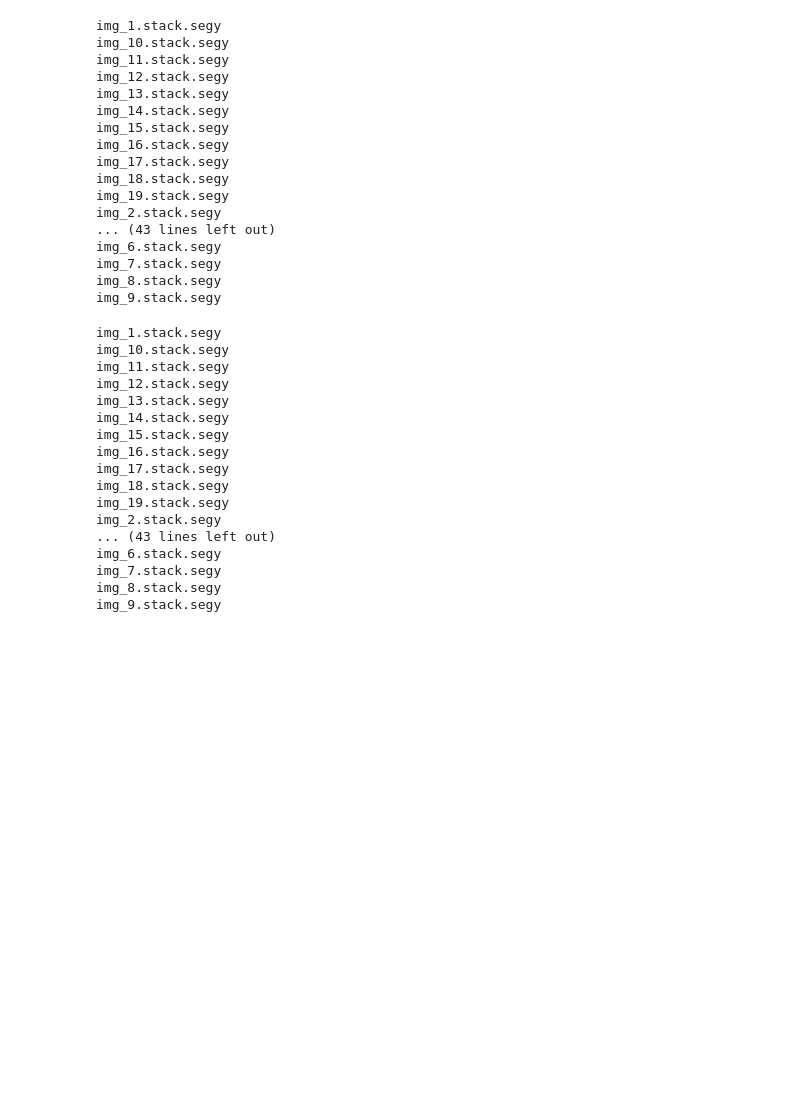
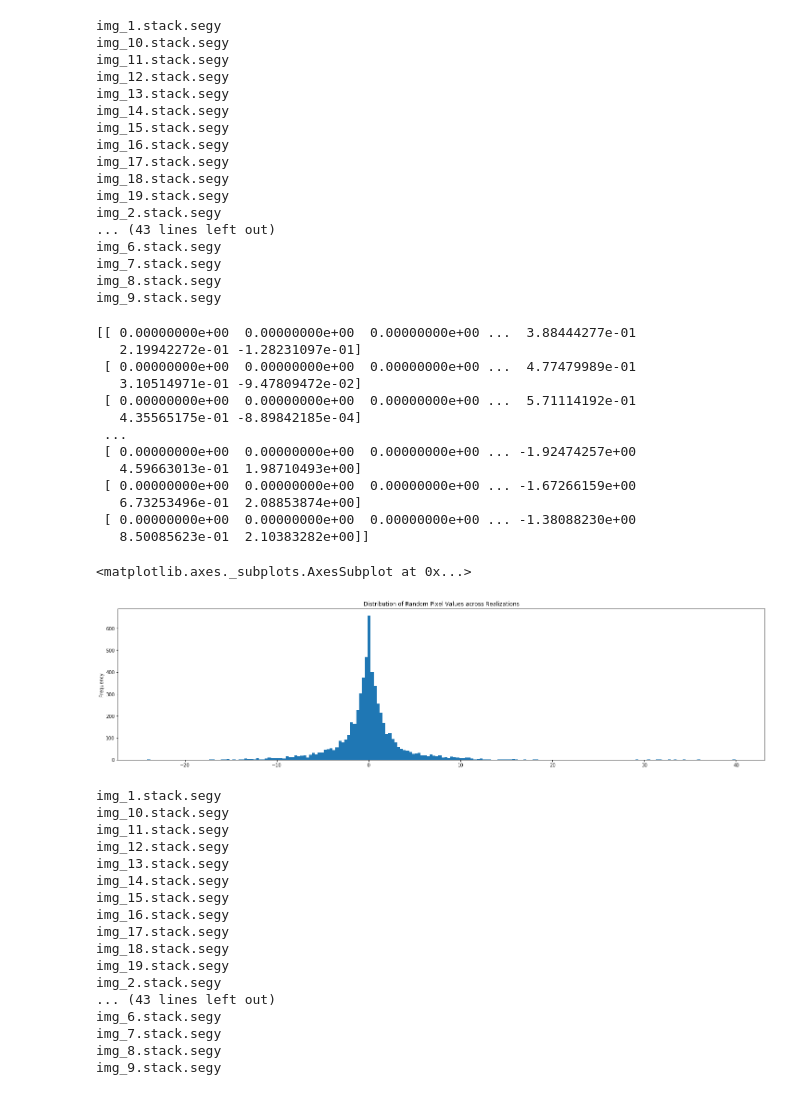
Before and after one commit to agrippa/geo-owl-ogy, a Jupyter notebook: Jonathan's Workspace/BP SMC Standard Deviation Map.ipynb, the cells around one changed output. Saved outputs shown, nothing was run; the diff lists cells and outputs as text; code cells hidden in the pictures; blank space fills up the shorter version.

Commit message:
plot random pixel vals

```diff
--- a/Jonathan's Workspace/BP SMC Standard Deviation Map.ipynb
+++ b/Jonathan's Workspace/BP SMC Standard Deviation Map.ipynb
@@ -83,6 +84,8 @@ means = np.zeros((1058, 400))
 totals = np.zeros((1058, 400))
 PATH = "Desktop/BP HPC/small_dataset/small_dataset"
 # %%
+import random
+random_std = []
 for file in os.listdir(PATH):
     if file.endswith(".stack.segy"):
         print(file)
@@ -93,6 +96,10 @@ for file in os.listdir(PATH):
                 data = segy_reader.trace_samples(trace_index)
                 for i in range(len(data)):
                     means[trace_index, i] += data[i]/REALIZATIONS #Collecting means, storing in array
+                    temp = random.randint(0, 423200)
+                    if temp <= 100:
+                        x = float(data[i])
+                        random_std.append(x)
 # %% [output]
 img_1.stack.segy
 img_10.stack.segy
@@ -111,6 +118,25 @@ img_6.stack.segy
 img_7.stack.segy
 img_8.stack.segy
 img_9.stack.segy
+# %%
+df = pd.Series(random_std)
+df.plot(kind='hist', figsize = (25, 6), bins=200, title = "Distribution of Random Pixel Values across Realizations")
+# %% [output]
+[[ 0.00000000e+00  0.00000000e+00  0.00000000e+00 ...  3.88444277e-01
+   2.19942272e-01 -1.28231097e-01]
+ [ 0.00000000e+00  0.00000000e+00  0.00000000e+00 ...  4.77479989e-01
+   3.10514971e-01 -9.47809472e-02]
+ [ 0.00000000e+00  0.00000000e+00  0.00000000e+00 ...  5.71114192e-01
+   4.35565175e-01 -8.89842185e-04]
+ ...
+ [ 0.00000000e+00  0.00000000e+00  0.00000000e+00 ... -1.92474257e+00
+   4.59663013e-01  1.98710493e+00]
+ [ 0.00000000e+00  0.00000000e+00  0.00000000e+00 ... -1.67266159e+00
+   6.73253496e-01  2.08853874e+00]
+ [ 0.00000000e+00  0.00000000e+00  0.00000000e+00 ... -1.38088230e+00
+   8.50085623e-01  2.10383282e+00]]
+<matplotlib.axes._subplots.AxesSubplot at 0x...>
+[figure, added]
 # %%
 #Probably better way than to rerun over files :(
 for file in os.listdir(PATH):
```
Also changed, not shown: parts of 2 cells of this notebook.
